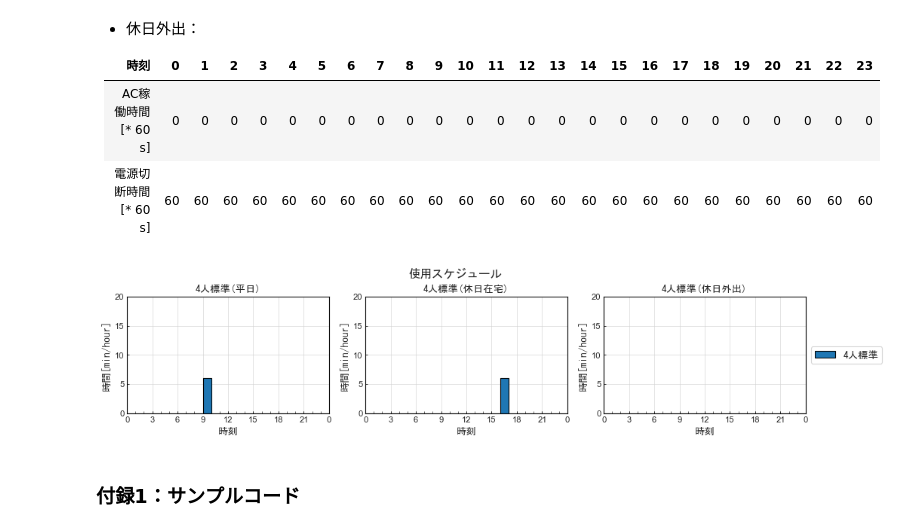
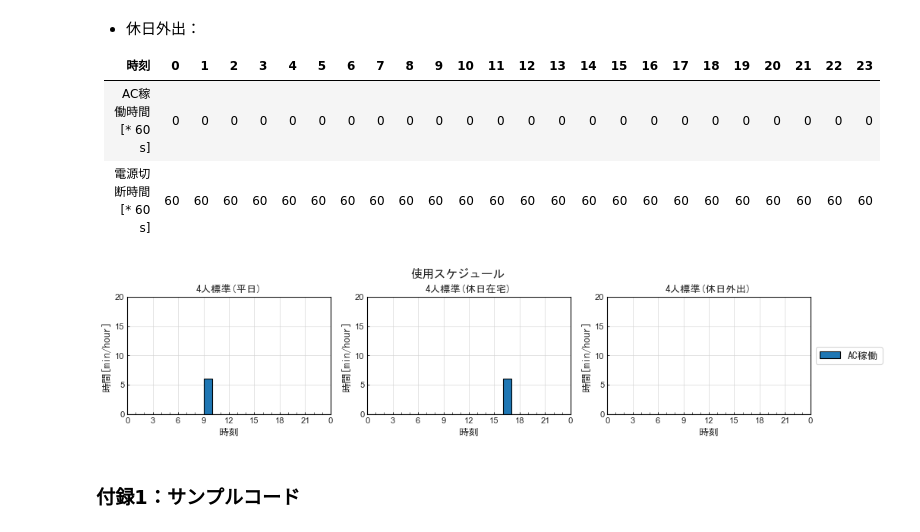
Before and after one commit to HiromiHabara/Jiritsu-EnergyUseOfApp, a Jupyter notebook: iron.ipynb, the cells around one changed output. Saved outputs shown, nothing was run; the diff lists cells and outputs as text; code cells hidden in the pictures.

Commit message:
Change schedule names
スケジュール名を変更。

```diff
--- a/iron.ipynb
+++ b/iron.ipynb
@@ -209,20 +209,22 @@ Spec = {'Iron00':{'Prtd_opg':1400}}
 # %%
 # 機器使用スケジュール：4人標準世帯_AC接続下での稼働時間[s]
 Schedule = {
-    '4人標準' : {
-        'AC稼働':{'Weekdays'    : [0]* 9 + [360]*1 + [0]*14,
+    '4p_standard' : {
+        'AC_opg':{'Weekdays'    : [0]* 9 + [360]*1 + [0]*14,
                   'Holidays_st' : [0]*16 + [360]*1 + [0]* 7,
                   'Holidays_go' : [0]*24
         }
     }
 }
 # %%
-def plot_hourly_bar_chart(fig_title, y_value_sets, schedule_name,
+def plot_hourly_bar_chart(fig_title, y_value_sets, schedule_names, app_status_types, time_use_types,
                           y_label, y_lower, y_upper, y_interval, y_convert_unit):
     '''横軸が時刻（1時間間隔、0～23時間）の棒グラフを作成する'''
     # fig_title：図のタイトル
-    # y_value_sets：y軸の値（dictionary型）
-    # schedule_name：スケジュール名
+    # y_value_sets：y軸の値
+    # schedule_names：スケジュール名（dictionary型）
+    # app_status_types：動作状態のタイプ（dictionary型）
+    # time_use_types：生活時間タイプ（dictionary型）
     # y_label：y軸のラベル
     # y_lower：y軸の表示の下限
     # y_ upper：y軸の表示の上限
@@ -241,13 +243,11 @@ def plot_hourly_bar_chart(fig_title, y_value_sets, schedule_name,
     # サブプロットのタイトル
     plt.suptitle(fig_title, fontdict={'fontproperties':fp}, fontsize=14)
 
-    # 動作状態のタイプ
-    app_status_types = list(y_value_sets[schedule_name])
-    # 生活時間タイプ
-    time_use_types = ['Weekdays', 'Holidays_st', 'Holidays_go']
+    # スケジュール名
+    schedule_name = list(schedule_names)[0]
 
-    for i, time_use_type in enumerate(time_use_types):
-        for j, app_status_type in enumerate(app_status_types):
+    for i, time_use_type in enumerate(list(time_use_types)):
+        for j, app_status_type in enumerate(list(app_status_types)):
             # サブプロットの指定
             ax = plt.subplot2grid((1, len(time_use_types)), (0, i))
 
@@ -260,18 +260,19 @@ def plot_hourly_bar_chart(fig_title, y_value_sets, schedule_name,
             y_value_sets_status = y_value_sets_schedule[app_status_type]
             # y軸の値（24時間->単位変換）
             y_value = np.array(y_value_sets_status[time_use_type]) * y_convert_unit
+            # データ系列名
+            app_status_type_jp = app_status_types[app_status_type]
             if len(y_value) > 0:
                 if j == 0:
-                    ax.bar(x_value, y_value, align='edge', width=1.0, edgecolor='black', label=schedule_name)
+                    ax.bar(x_value, y_value, align='edge', width=1.0, edgecolor='black', label=app_status_type_jp)
                     y_bottom = y_value
                 else:
-                    ax.bar(x_value, y_value, align='edge', width=1.0, edgecolor='black', label=schedule_name, bottom=y_bottom)
+                    ax.bar(x_value, y_value, align='edge', width=1.0, edgecolor='black', label=app_status_type_jp, bottom=y_bottom)
 
             # グラフのタイル
-            time_use_type_jp = {'Weekdays':'平日',
-                              'Holidays_st':'休日在宅',
-                              'Holidays_go':'休日外出'}[time_use_type]
-            ax.set_title(schedule_name +'(' + time_use_type_jp + ')' , fontdict={'fontproperties':fp})
+            schedule_name_jp = schedule_names[schedule_name]
+            time_use_type_jp = time_use_types[time_use_type]
+            ax.set_title(schedule_name_jp +'(' + time_use_type_jp + ')' , fontdict={'fontproperties':fp})
 
             # x軸
             # タイトル
@@ -319,11 +320,13 @@ def plot_hourly_bar_chart(fig_title, y_value_sets, schedule_name,
 # %%
 # 機器使用スケジュールの確認
 plot_hourly_bar_chart('使用スケジュール',
                       Schedule,
-                      '4人標準',
+                      {'4p_standard':'4人標準'},
+                      {'AC_opg':'AC稼働'},
+                      {'Weekdays':'平日', 'Holidays_st':'休日在宅', 'Holidays_go':'休日外出'},
                        "時間[min/hour]",  0, 20, 5, 1/60)
 # %% [output]
-[figure, old version]
+[figure, new version]
 # %% [markdown]
 ### 付録1：サンプルコード
 # %% [markdown]
```
